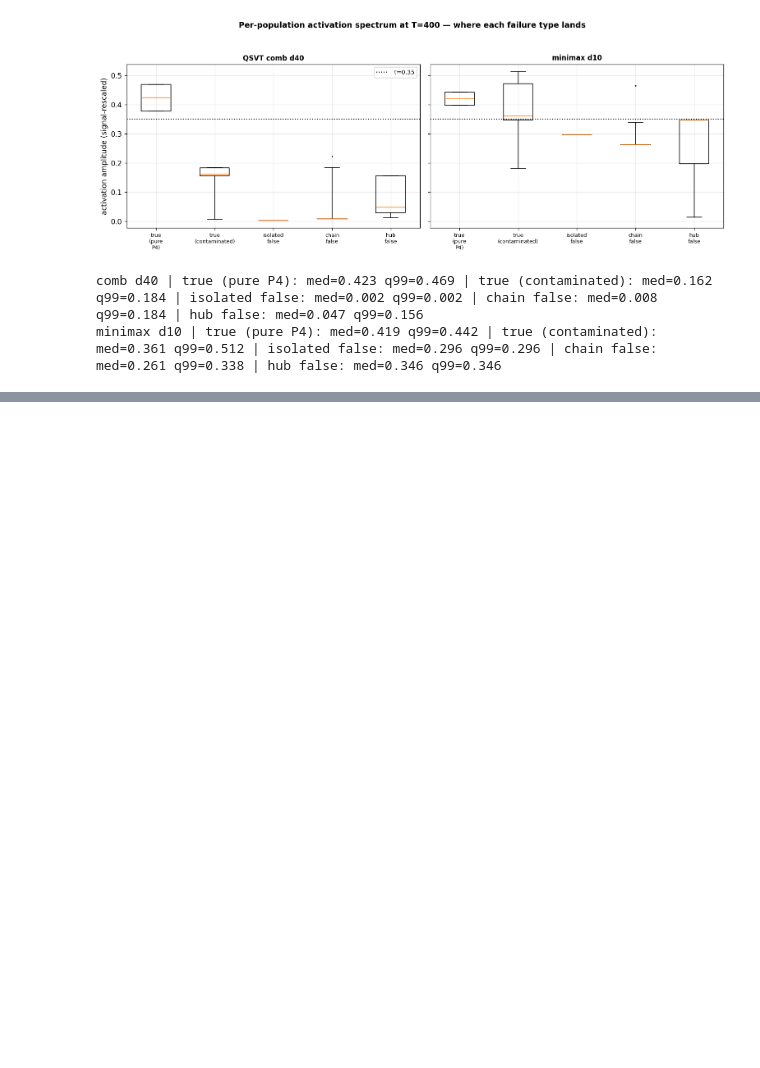
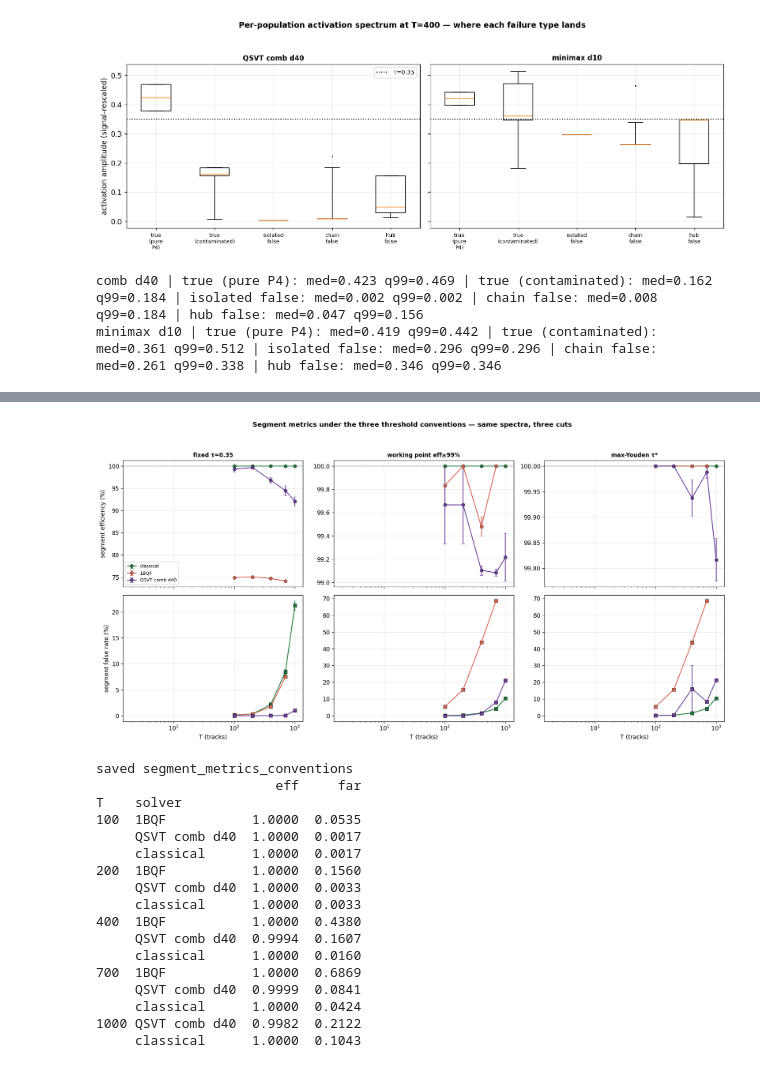
Before and after one commit to GeorgeWilliam1999/Quantum_Track_Reconstruction, a Jupyter notebook: QSVT/Segment_level_studies/06_activation_spectrum.ipynb, the cells around one changed output, grey strips where cells are left out. Cells and saved outputs as stored; diff of their text form; code cells hidden in the pictures; blank space fills up the shorter version.

```diff
--- a/QSVT/Segment_level_studies/06_activation_spectrum.ipynb
+++ b/QSVT/Segment_level_studies/06_activation_spectrum.ipynb
@@ -306 +314,63 @@ minimax d10 | true (pure P4): med=0.419 q99=0.442 | true (contaminated): med=0.3
+# %%
+def seg_metrics(s,t,tau):
+    act=s>tau
+    return float((act&t).sum()/t.sum()), float((act&~t).sum()/max(act.sum(),1))
+def tau_wp(s,t,e=0.99):
+    st=np.sort(s[t]); return st[int(np.floor((1-e)*len(st)))]-1e-9
+def tau_youden(s,t):
+    o=np.argsort(-s); ts=t[o]
+    tp=np.cumsum(ts)/max(t.sum(),1); fp=np.cumsum(~ts)/max((~t).sum(),1)
+    k=int(np.argmax(tp-fp)); return s[o][k]-1e-12
+rows=[]
+for T in TS:
+    for rep in (0,1,2):
+        for slv,lab in SOLVERS:
+            g=grab(T,rep,slv)
+            if g is None: continue
+            s,t=g
+            for conv,tau in (("fixed τ=0.35",TAU),("working point eff≥99%",tau_wp(s,t)),
+                             ("max-Youden τ*",tau_youden(s,t))):
+                e_,f_=seg_metrics(s,t,tau)
+                rows.append(dict(T=T,rep=rep,solver=lab,convention=conv,eff=e_,far=f_,tau=tau))
+SM=pd.DataFrame(rows)
+convs=["fixed τ=0.35","working point eff≥99%","max-Youden τ*"]
+fig,ax=plt.subplots(2,3,figsize=(16.5,8.4),sharex=True)
+for j,conv in enumerate(convs):
+    for slv,lab in SOLVERS:
+        d=SM[(SM.solver==lab)&(SM.convention==conv)].groupby("T")[["eff","far"]].agg(["mean","sem"])
+        if not len(d): continue
+        ax[0,j].errorbar(d.index,100*d[("eff","mean")],yerr=100*d[("eff","sem")].fillna(0),
+                         fmt="o-",color=COLS[lab],capsize=3,mec="k",mew=0.5,label=lab)
+        ax[1,j].errorbar(d.index,100*d[("far","mean")],yerr=100*d[("far","sem")].fillna(0),
+                         fmt="s-",color=COLS[lab],capsize=3,mec="k",mew=0.5,label=lab)
+    ax[0,j].set_title(conv,fontweight="bold",fontsize=10.5); ax[0,j].axhline(100,color="gray",ls="--",lw=1)
+    for i in (0,1): ax[i,j].set_xscale("log")
+    ax[1,j].set_xlabel("T (tracks)")
+ax[0,0].set_ylabel("segment efficiency (%)"); ax[1,0].set_ylabel("segment false rate (%)")
+ax[0,0].legend(fontsize=8.5)
+fig.suptitle("Segment metrics under the three threshold conventions — same spectra, three cuts",
+             fontsize=12.5,fontweight="bold",y=1.0)
+fig.tight_layout(rect=[0,0,1,0.965])
+for e,dp in (("pdf",600),("png",300)): fig.savefig(OUT/f"segment_metrics_conventions.{e}",dpi=dp,bbox_inches="tight",facecolor="white")
+plt.show(); print("saved segment_metrics_conventions")
+print(SM[SM.convention=="max-Youden τ*"].groupby(["T","solver"])[["eff","far"]].mean().round(4).to_string())
+# %% [output]
+[figure, added]
+saved segment_metrics_conventions
+                       eff     far
+T    solver
+100  1BQF           1.0000  0.0535
+     QSVT comb d40  1.0000  0.0017
+     classical      1.0000  0.0017
+200  1BQF           1.0000  0.1560
+     QSVT comb d40  1.0000  0.0033
+     classical      1.0000  0.0033
+400  1BQF           1.0000  0.4380
+     QSVT comb d40  0.9994  0.1607
+     classical      1.0000  0.0160
+700  1BQF           1.0000  0.6869
+     QSVT comb d40  0.9999  0.0841
+     classical      1.0000  0.0424
+1000 QSVT comb d40  0.9982  0.2122
+     classical      1.0000  0.1043
 # %% [markdown]
```
Also changed, not shown: parts of 2 cells of this notebook, 19 other files.
